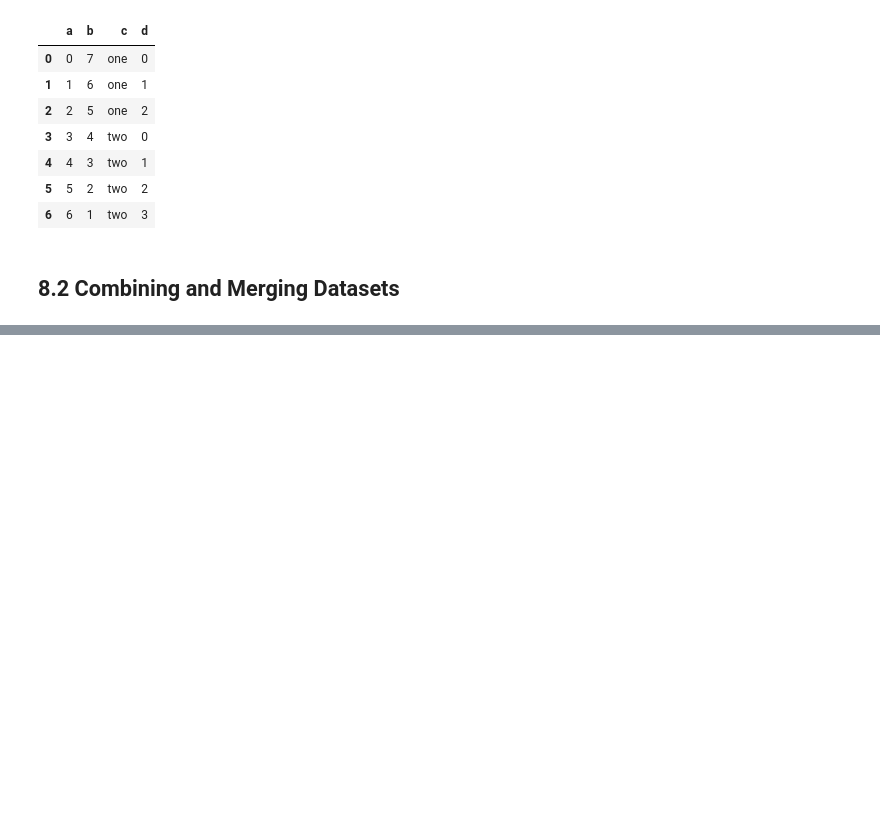
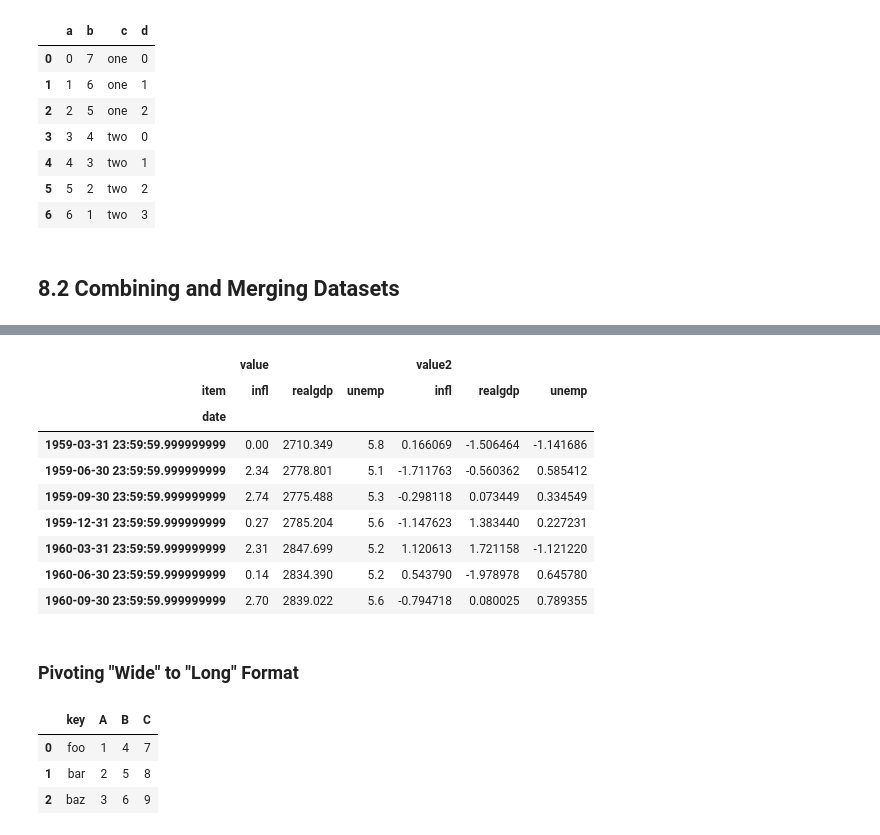
Before and after one commit to TomLafferty/2dot1-WesWrangling, a Jupyter notebook: Chapter8WorkAlong.ipynb, the cells around one changed output, grey strips where cells are left out. Saved outputs shown, nothing was run; the diff lists cells and outputs as text; code cells hidden in the pictures; blank space fills up the shorter version.

```diff
--- a/Chapter8WorkAlong.ipynb
+++ b/Chapter8WorkAlong.ipynb
@@ -204,0 +911,7 @@ frame2.reset_index()
+# %%
+periods = pd.PeriodIndex(year=data.year, quarter=data.quarter,
+                         name='date')
+columns = pd.Index(['realgdp', 'infl', 'unemp'], name='item')
+data = data.reindex(columns=columns)
+data.index = periods.to_timestamp('D', 'end')
+ldata = data.stack().reset_index().rename(columns={0: 'value'})
@@ -204,0 +950,3 @@ frame2.reset_index()
+# %%
+ldata['value2'] = np.random.randn(len(ldata))
+ldata[:10]
@@ -204,0 +987,27 @@ frame2.reset_index()
+# %%
+unstacked = ldata.set_index(['date', 'item']).unstack('item')
+unstacked[:7]
+# %% [output]
+|  | value |  |  | value2 |  |  |
+| item | infl | realgdp | unemp | infl | realgdp | unemp |
+| date |  |  |  |  |  |  |
+| 1959-03-31 23:59:59.999999999 | 0.00 | 2710.349 | 5.8 | 0.166069 | -1.506464 | -1.141686 |
+| 1959-06-30 23:59:59.999999999 | 2.34 | 2778.801 | 5.1 | -1.711763 | -0.560362 | 0.585412 |
+| 1959-09-30 23:59:59.999999999 | 2.74 | 2775.488 | 5.3 | -0.298118 | 0.073449 | 0.334549 |
+| 1959-12-31 23:59:59.999999999 | 0.27 | 2785.204 | 5.6 | -1.147623 | 1.383440 | 0.227231 |
+| 1960-03-31 23:59:59.999999999 | 2.31 | 2847.699 | 5.2 | 1.120613 | 1.721158 | -1.121220 |
+| 1960-06-30 23:59:59.999999999 | 0.14 | 2834.390 | 5.2 | 0.543790 | -1.978978 | 0.645780 |
+| 1960-09-30 23:59:59.999999999 | 2.70 | 2839.022 | 5.6 | -0.794718 | 0.080025 | 0.789355 |
+# %% [markdown]
+### Pivoting "Wide" to "Long" Format
+# %%
+df = pd.DataFrame({'key': ['foo', 'bar', 'baz'],
+                   'A': [1, 2, 3],
+                   'B': [4, 5, 6],
+                   'C': [7, 8, 9]})
+df
+# %% [output]
+|  | key | A | B | C |
+| 0 | foo | 1 | 4 | 7 |
+| 1 | bar | 2 | 5 | 8 |
+| 2 | baz | 3 | 6 | 9 |
```
Also changed, not shown: parts of 90 cells of this notebook.
